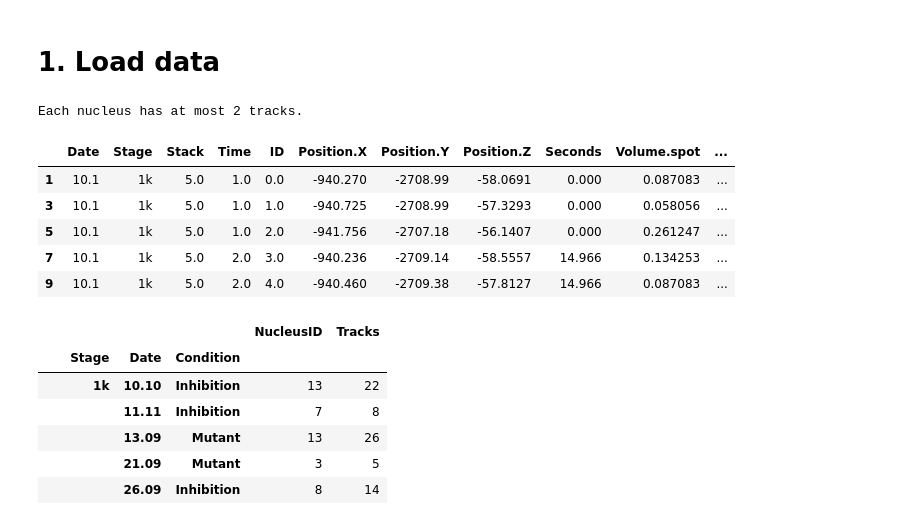
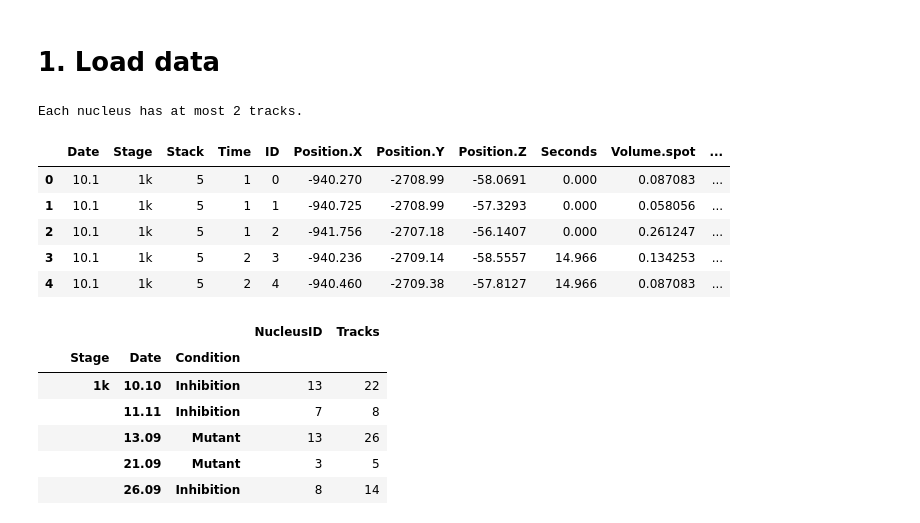
Before and after one commit to adelpanta/Chabot2024, a Jupyter notebook: miR430-distance-analysis.ipynb, the cells around one changed output. Cells and saved outputs as stored; diff of their text form; code cells hidden in the pictures.

```diff
--- a/miR430-distance-analysis.ipynb
+++ b/miR430-distance-analysis.ipynb
@@ -16,13 +16,15 @@ import itertools
 # 1. Load data
 # %%
 # Load dataframe
-filename = "20230613-miR430-spots-raw-data.csv"
+filename = "20230613-miR430-spots-raw-data-original.csv"
 df_spots = pd.read_csv(filename).dropna()
 
 # Set time interval between frames
 delta_t = 15 # seconds
 
-# Ajust the TrackID column
+# Ajust the TrackID and Nucleus columns
+if "Nucleus" in df_spots.columns:
+    df_spots.drop("Nucleus",axis=1,inplace=True)
 df_spots["TrackID"] = df_spots["TrackID"].astype(int)
 df_spots["TrackID"] = -1000000000 + df_spots["TrackID"]
 
@@ -43,42 +45,38 @@ if max_tracks_nucleus >2:
     print("It is not possible that a nucleus has more than 2 tracks!")
 else:
     print("Each nucleus has at most 2 tracks.")
 
 # Rename each track with a unique number
 
 ## Create mapping between nucleus values and TrackID values
 mapping = {}
 for nucleus in df_spots['Nucleus.number'].unique():
     track_vals = df_spots.loc[df_spots['Nucleus.number'] == nucleus, 'TrackID'].unique()
     track_dict = {}
     for i, track_val in enumerate(track_vals):
         track_dict[track_val] = ((nucleus-1) * max_tracks_nucleus) + (i + 1)
     mapping[nucleus] = track_dict
 
 ## Apply the mapping to the 'Nucleus.number' and 'TrackID' columns of the DataFrame
 df_spots['TrackID_new'] = df_spots.apply(lambda row: mapping[row['Nucleus.number']][row['TrackID']], axis=1)
 
 ## Drop the original column 'TrackID' and rename the new column to 'TrackID'
 df_spots.drop('TrackID', axis=1, inplace=True)
 
-
 # Change names of columns
 df_spots.rename(columns={'TrackID_new': 'TrackID'}, inplace=True)
 df_spots.rename(columns={"Nucleus.number":"NucleusID"},inplace=True)
 
-# Remove nucleus 82 (as Ramya noticed, this is a duplicate of nucleus 72)
-df_spots = df_spots[df_spots["NucleusID"]!=82]
-
 # inspect the polished data frame
 df_spots.head()
 # %% [output]
 Each nucleus has at most 2 tracks.
 |  | Date | Stage | Stack | Time | ID | Position.X | Position.Y | Position.Z | Seconds | Volume.spot | ... |
-| 1 | 10.1 | 1k | 5.0 | 1.0 | 0.0 | -940.270 | -2708.99 | -58.0691 | 0.000 | 0.087083 | ... |
-| 3 | 10.1 | 1k | 5.0 | 1.0 | 1.0 | -940.725 | -2708.99 | -57.3293 | 0.000 | 0.058056 | ... |
-| 5 | 10.1 | 1k | 5.0 | 1.0 | 2.0 | -941.756 | -2707.18 | -56.1407 | 0.000 | 0.261247 | ... |
-| 7 | 10.1 | 1k | 5.0 | 2.0 | 3.0 | -940.236 | -2709.14 | -58.5557 | 14.966 | 0.134253 | ... |
-| 9 | 10.1 | 1k | 5.0 | 2.0 | 4.0 | -940.460 | -2709.38 | -57.8127 | 14.966 | 0.087083 | ... |
+| 0 | 10.1 | 1k | 5 | 1 | 0 | -940.270 | -2708.99 | -58.0691 | 0.000 | 0.087083 | ... |
+| 1 | 10.1 | 1k | 5 | 1 | 1 | -940.725 | -2708.99 | -57.3293 | 0.000 | 0.058056 | ... |
+| 2 | 10.1 | 1k | 5 | 1 | 2 | -941.756 | -2707.18 | -56.1407 | 0.000 | 0.261247 | ... |
+| 3 | 10.1 | 1k | 5 | 2 | 3 | -940.236 | -2709.14 | -58.5557 | 14.966 | 0.134253 | ... |
+| 4 | 10.1 | 1k | 5 | 2 | 4 | -940.460 | -2709.38 | -57.8127 | 14.966 | 0.087083 | ... |
 # %%
 # create summary table of available data
 summary_avail = df_spots.groupby(["Stage","Date","Condition"])[["NucleusID","TrackID"]].agg(pd.Series.nunique)
```
Also changed, not shown: parts of 7 cells of this notebook, 1 other file.
